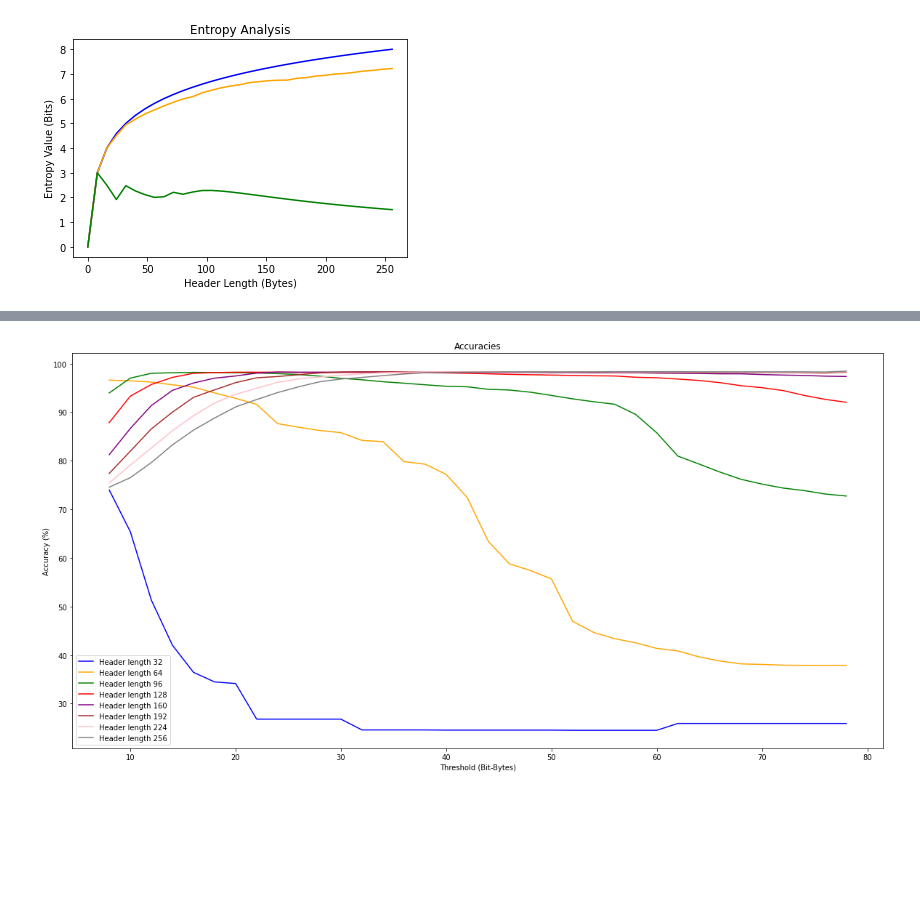
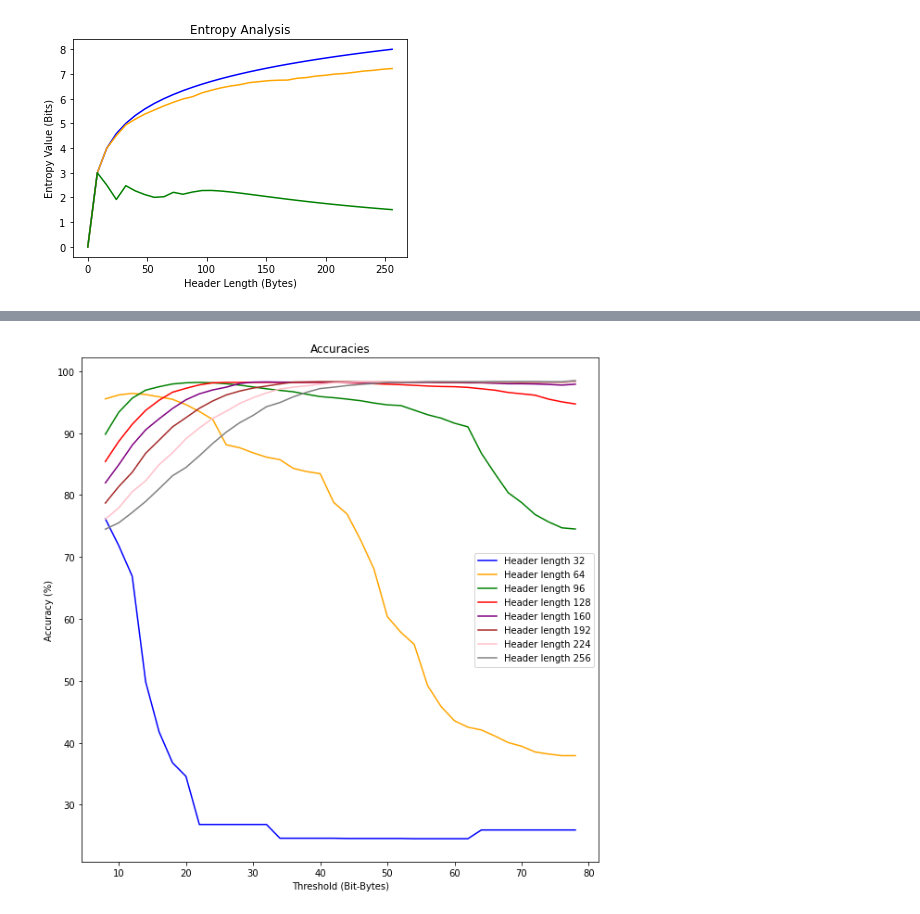
Before and after one commit to gomitolof/DAA-for-Ransomware-detection, a Jupyter notebook: RansomwareProjectScript.ipynb, the cells around one changed output, grey strips where cells are left out. Saved outputs shown, nothing was run; the diff lists cells and outputs as text; code cells hidden in the pictures; blank space fills up the shorter version.

```diff
--- a/RansomwareProjectScript.ipynb
+++ b/RansomwareProjectScript.ipynb
@@ -486,23 +486,23 @@ plt.show()
 # %%
 # Accuracy = (TP+TN)/(TP+TN+FP+FN)
 
 # Get for each threshold and header length the total amount of accuracies
 hl_thresh = np.divide(np.sum(acc_des, axis=(1)), np.shape(acc_des)[1]).transpose()
 
 # Plot of the accuracies obtained using different threshold and different header lengths
-plt.figure(figsize=(20,10))
+plt.figure(figsize=(10,10))
 plt.title("Accuracies")
 plt.xlabel("Threshold (Bit-Bytes)")
 plt.ylabel("Accuracy (%)")
 plt.plot(thresholds, hl_thresh[4], color="blue", label="Header length 32")
 plt.plot(thresholds, hl_thresh[8], color="orange", label="Header length 64")
 plt.plot(thresholds, hl_thresh[12], color="green", label="Header length 96")
 plt.plot(thresholds, hl_thresh[16], color="red", label="Header length 128")
 plt.plot(thresholds, hl_thresh[20], color="purple", label="Header length 160")
 plt.plot(thresholds, hl_thresh[24], color="brown", label="Header length 192")
 plt.plot(thresholds, hl_thresh[28], color="pink", label="Header length 224")
 plt.plot(thresholds, hl_thresh[32], color="grey", label="Header length 256")
 plt.legend()
 plt.show()
 # %% [output]
-[figure, old version]
+[figure, new version]
```
Also changed, not shown: parts of 8 cells of this notebook, 9 other files.
